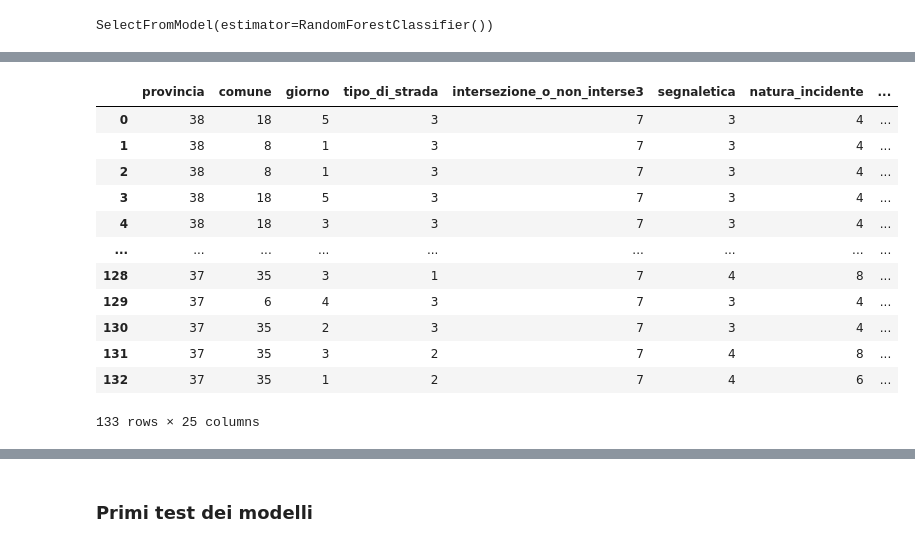
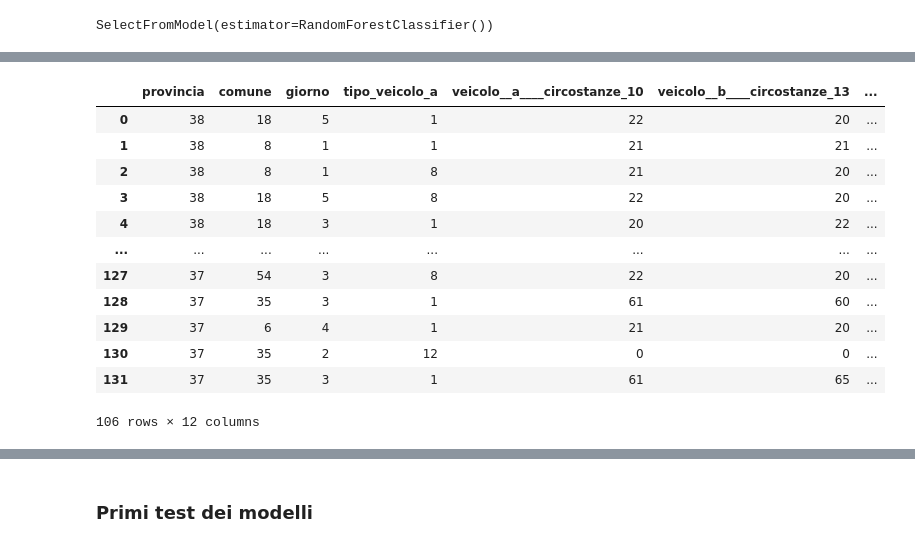
Before and after one commit to nico1654/project_work, a Jupyter notebook: Project_Work.ipynb, the cells around one changed output, grey strips where cells are left out. Cells and saved outputs as stored; diff of their text form; code cells hidden in the pictures.

```diff
--- a/Project_Work.ipynb
+++ b/Project_Work.ipynb
@@ -618,3 +680,3 @@ incidenti_A04.veicolo__a___anno_rilascio30.replace(car_year_dic, inplace=True)
 # %%
-X = incA04.drop("totale", axis=1)
-y = incA04["totale"]
+X = incidenti_A04.drop("totale", axis=1)
+y = incidenti_A04["totale"]
@@ -704,9 +834,9 @@ len(selector.estimator_.feature_importances_.ravel()[selector.estimator_.feature
 # %% [output]
 17
 # %%
-incA13 = incidenti_A13.apply(pd.to_numeric , errors="coerce")#versione con il coerce che imposta NAN su nulli e non convertibili
+# incA13 = incidenti_A13.apply(pd.to_numeric , errors="coerce")#versione con il coerce che imposta NAN su nulli e non convertibili
 # %%
-incA13.fillna(-1 , inplace=True)
+#incA13.fillna(-1 , inplace=True)
 # %%
-X = incA13.drop("totale", axis=1)
-y = incA13["totale"]
+"""X = incA13.drop("totale", axis=1)
+y = incA13["totale"]"""
@@ -740,20 +867,20 @@ Index(['provincia', 'comune', 'giorno', 'tipo_di_strada',
       dtype='object')
 # %%
-incA13.drop(X_train.columns[selector.get_support() == False] , axis=1)
+incidenti_A13.drop(X_train.columns[selector.get_support() == False] , axis=1)
 # %% [output]
-|  | provincia | comune | giorno | tipo_di_strada | intersezione_o_non_interse3 | segnaletica | natura_incidente | ... |
-| 0 | 38 | 18 | 5 | 3 | 7 | 3 | 4 | ... |
-| 1 | 38 | 8 | 1 | 3 | 7 | 3 | 4 | ... |
-| 2 | 38 | 8 | 1 | 3 | 7 | 3 | 4 | ... |
-| 3 | 38 | 18 | 5 | 3 | 7 | 3 | 4 | ... |
-| 4 | 38 | 18 | 3 | 3 | 7 | 3 | 4 | ... |
-| ... | ... | ... | ... | ... | ... | ... | ... | ... |
-| 128 | 37 | 35 | 3 | 1 | 7 | 4 | 8 | ... |
-| 129 | 37 | 6 | 4 | 3 | 7 | 3 | 4 | ... |
-| 130 | 37 | 35 | 2 | 3 | 7 | 3 | 4 | ... |
-| 131 | 37 | 35 | 3 | 2 | 7 | 4 | 8 | ... |
-| 132 | 37 | 35 | 1 | 2 | 7 | 4 | 6 | ... |
+|  | provincia | comune | giorno | tipo_veicolo_a | veicolo__a____circostanze_10 | veicolo__b____circostanze_13 | ... |
+| 0 | 38 | 18 | 5 | 1 | 22 | 20 | ... |
+| 1 | 38 | 8 | 1 | 1 | 21 | 21 | ... |
+| 2 | 38 | 8 | 1 | 8 | 21 | 20 | ... |
+| 3 | 38 | 18 | 5 | 8 | 22 | 20 | ... |
+| 4 | 38 | 18 | 3 | 1 | 20 | 22 | ... |
+| ... | ... | ... | ... | ... | ... | ... | ... |
+| 127 | 37 | 54 | 3 | 8 | 22 | 20 | ... |
+| 128 | 37 | 35 | 3 | 1 | 61 | 60 | ... |
+| 129 | 37 | 6 | 4 | 1 | 21 | 20 | ... |
+| 130 | 37 | 35 | 2 | 12 | 0 | 0 | ... |
+| 131 | 37 | 35 | 3 | 1 | 61 | 65 | ... |
-133 rows × 25 columns
+106 rows × 12 columns
 # %%
 pd.Series(selector.estimator_.feature_importances_.ravel()).hist()
 # %% [output]
```
Also changed, not shown: parts of 38 cells of this notebook.
